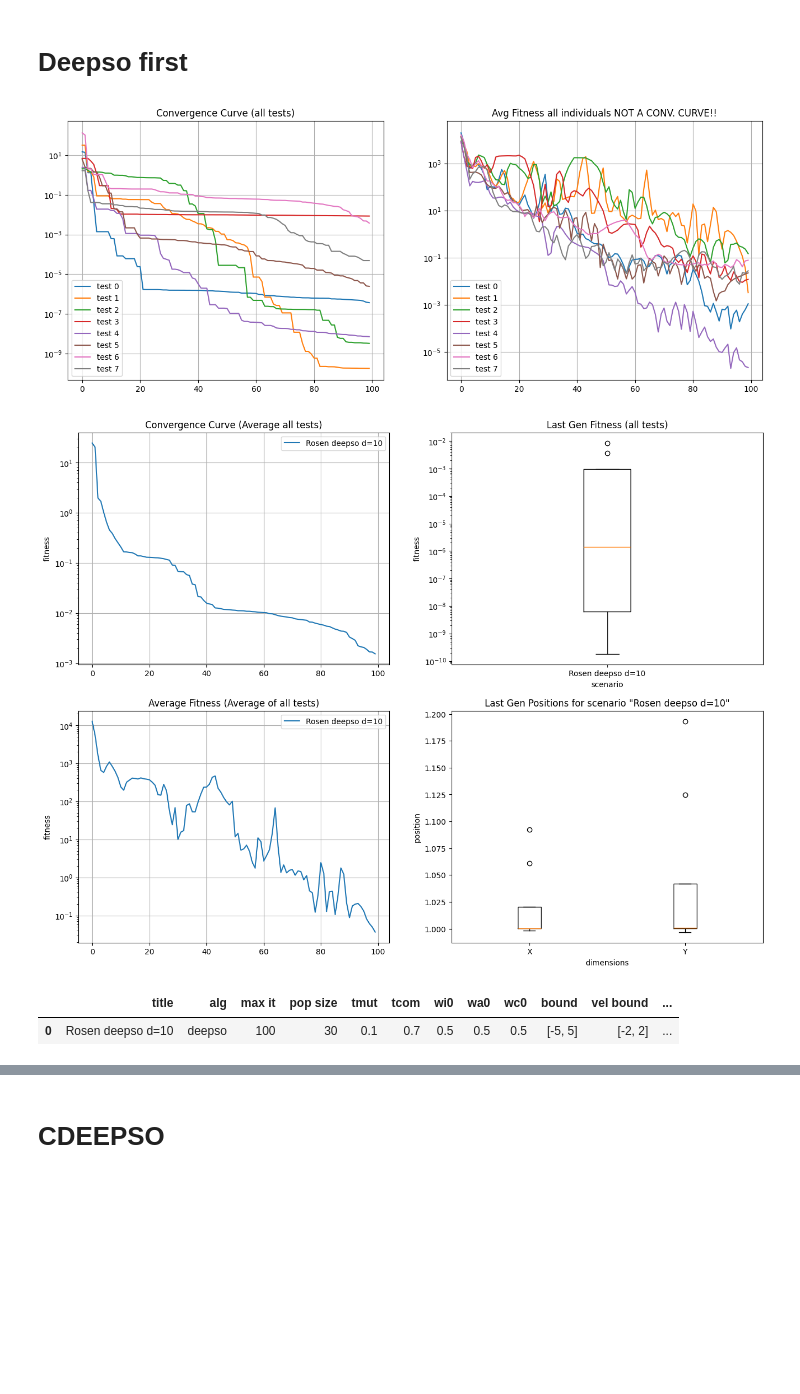
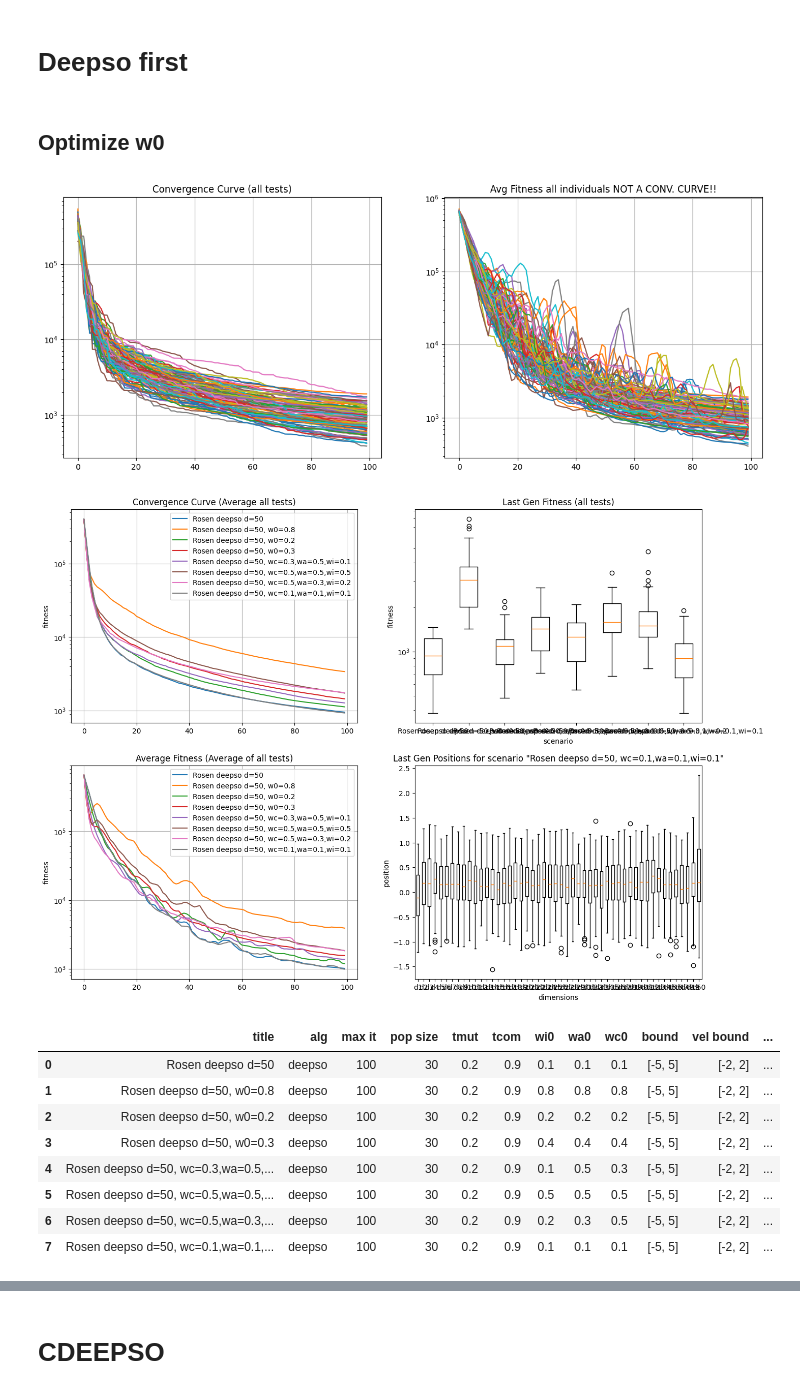
Before and after one commit to JaoSchmidt/Opt-Meta-Heuristics, a Jupyter notebook: FinalWork/main_table.ipynb, the cells around one changed output, grey strips where cells are left out. Cells and saved outputs as stored; diff of their text form; code cells hidden in the pictures; blank space fills up the shorter version.

Commit message:
last iter

```diff
--- a/FinalWork/main_table.ipynb
+++ b/FinalWork/main_table.ipynb
@@ -11,14 +11,29 @@ sys.path.insert(0, module_path)
 # %%
 %reload_ext autoreload
 # %%
+from graphical_visualization import collect_data_on_scenario
+from graphical_visualization import collect_data_on_tests
+from graphical_visualization import contour_over_population
+from graphical_visualization import plot_fitness_over_scenarios
+from graphical_visualization import plot_fitness_over_tests
+from algorithm_loop import initial_random_pop
+import pandas as pd
+import numpy as np
 scenario_table = {}
 scenario_df = pd.DataFrame()
+
+# stuff to help me
+def create_scenario(scenario_table,title):
+    scenario_table[title] = {}
+    scenario_table[title]["mini"] = []
+    scenario_table[title]["mean"] = []
+    scenario_table[title]["pos_min_last"] = []
+    scenario_table[title]["fit_min_last"] = []
 # %% [markdown]
 # Deepso first
+# %% [markdown]
+## Optimize w0
 # %%
-scenario_table = {}
-scenario_df = pd.DataFrame()
-
 from graphical_visualization import collect_data_on_scenario
 from graphical_visualization import collect_data_on_tests
 from graphical_visualization import contour_over_population
@@ -37,56 +52,57 @@ class Rosenbrock(IndividualDEEPSO):
     return np.sum(b * (X[1:] - X[:-1]**2)**2 + (a - X[:-1])**2,axis=0)
 
 # experiment to make and test title
-experiment_name="deepso_rand_1"
-title="Rosen deepso d=10"
+title="Rosen deepso d=50, wc=0.1,wa=0.1,wi=0.1"
 
 # collectors
-scenario_table[title] = {}
-scenario_table[title]["mini"] = []
-scenario_table[title]["mean"] = []
-scenario_table[title]["pos_min_last"] = []
-scenario_table[title]["fit_min_last"] = []
+create_scenario(scenario_table,title)
 
 # optional collectors for this scenario only
 table_test = {}
 
-dimensions=2
-num_tests = 8 # number of tests to make
-bounds = [-5,5]
+experiment_name="deepso_rand_1"
+dimensions=50
+num_tests = 100 # number of tests to make
 population_size = 30
 max_it=100
-deepso = LoopDEEPSO(
-    title,"deepso_rand_1", bounds,
-    population_size=population_size,
-    max_it=max_it,
-    tcom=0.7,
-    tmut=0.1,
-    velocity_bounds=[-2,2],
-    w_bounds=[0,1],
-    wi_initial=0.5,
-    wa_initial=0.5,
-    wc_initial=0.5)
+tcom=0.9
+tmut=0.2
+bounds = [-5,5]
+velocity_bounds=[-2,2]
+w_bounds=[0,1]
+wi_initial=0.1
+wa_initial=0.1
+wc_initial=0.1
 
+deepso = LoopDEEPSO(title,experiment_name, bounds,population_size=population_size,max_it=max_it,tcom=tcom,
+    tmut=tmut,velocity_bounds=velocity_bounds,w_bounds=w_bounds,wi_initial=wi_initial,wa_initial=wa_initial,wc_initial=wc_initial)
 def run_test(num): # algorithm function
   coordinates = initial_random_pop(population_size, bounds, dimensions=dimensions,seed=num+333)
   generation_data = deepso.test(coordinates, Rosenbrock, test_num=num)
   return generation_data
 
 with multiprocessing.Pool() as pool: # parallel precessing
   results = pool.map(run_test, range(num_tests))
 
 for test_num,generation_data in enumerate(results): # Collecting test data
   collect_data_on_tests(generation_data, scenario_table[title], table_test=table_test, test_num=test_num)
 scenario_df = collect_data_on_scenario(deepso,scenario_table[title], scenario_df, num_tests) # Collecting entire scenario data
 
 plot_fitness_over_tests(table_test)
 plot_fitness_over_scenarios(scenario_table,title)
 #contour_over_population(generation_data,deepso.get_description(),bounds, save_path="animacoes/"+title+".mp4",max_it=100)
 #from IPython.display import Video
 #Video("animacoes/"+title+".mp4")
 scenario_df
 # %% [output]
-[figure, old version]
+[figure, new version]
-[figure, old version]
+[figure, new version]
 |  | title | alg | max it | pop size | tmut | tcom | wi0 | wa0 | wc0 | bound | vel bound | ... |
-| 0 | Rosen deepso d=10 | deepso | 100 | 30 | 0.1 | 0.7 | 0.5 | 0.5 | 0.5 | [-5, 5] | [-2, 2] | ... |
+| 0 | Rosen deepso d=50 | deepso | 100 | 30 | 0.2 | 0.9 | 0.1 | 0.1 | 0.1 | [-5, 5] | [-2, 2] | ... |
+| 1 | Rosen deepso d=50, w0=0.8 | deepso | 100 | 30 | 0.2 | 0.9 | 0.8 | 0.8 | 0.8 | [-5, 5] | [-2, 2] | ... |
+| 2 | Rosen deepso d=50, w0=0.2 | deepso | 100 | 30 | 0.2 | 0.9 | 0.2 | 0.2 | 0.2 | [-5, 5] | [-2, 2] | ... |
+| 3 | Rosen deepso d=50, w0=0.3 | deepso | 100 | 30 | 0.2 | 0.9 | 0.4 | 0.4 | 0.4 | [-5, 5] | [-2, 2] | ... |
+| 4 | Rosen deepso d=50, wc=0.3,wa=0.5,... | deepso | 100 | 30 | 0.2 | 0.9 | 0.1 | 0.5 | 0.3 | [-5, 5] | [-2, 2] | ... |
+| 5 | Rosen deepso d=50, wc=0.5,wa=0.5,... | deepso | 100 | 30 | 0.2 | 0.9 | 0.5 | 0.5 | 0.5 | [-5, 5] | [-2, 2] | ... |
+| 6 | Rosen deepso d=50, wc=0.5,wa=0.3,... | deepso | 100 | 30 | 0.2 | 0.9 | 0.2 | 0.3 | 0.5 | [-5, 5] | [-2, 2] | ... |
+| 7 | Rosen deepso d=50, wc=0.1,wa=0.1,... | deepso | 100 | 30 | 0.2 | 0.9 | 0.1 | 0.1 | 0.1 | [-5, 5] | [-2, 2] | ... |
```
Also changed, not shown: parts of 13 cells of this notebook, 5 other files.
